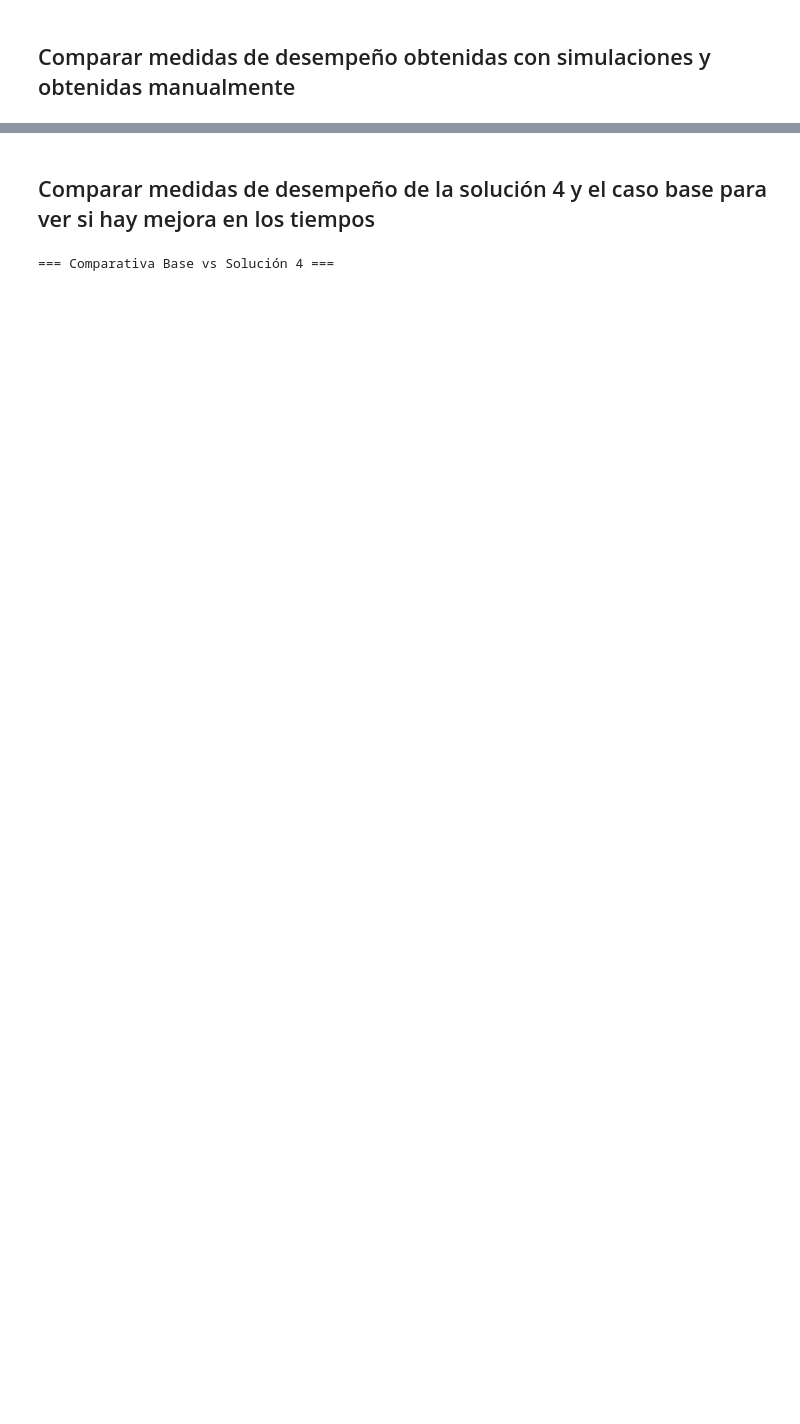
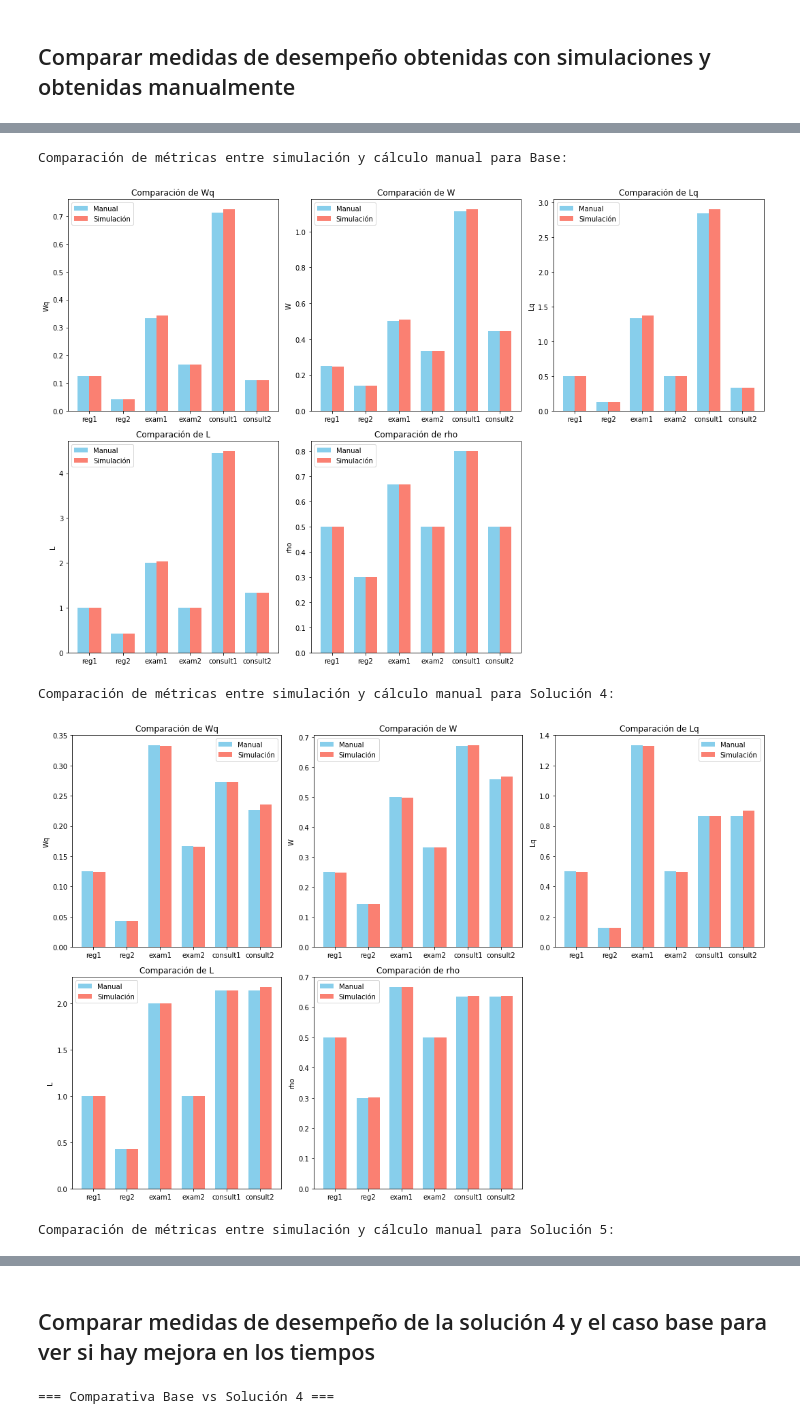
Before and after one commit to AlexisAndradeDev/OperationsResearch_QueuingProject, a Jupyter notebook: IO_Queuing_Simulation.ipynb, the cells around one changed output, grey strips where cells are left out. Cells and saved outputs as stored; diff of their text form; code cells hidden in the pictures; blank space fills up the shorter version.

```diff
--- a/IO_Queuing_Simulation.ipynb
+++ b/IO_Queuing_Simulation.ipynb
@@ -567,0 +690,26 @@ Diccionario de métricas para la solución 4:
+# %%
+print("Medidas de desempeño (cálculo manual) para la solución 5:")
+
+solution5_metrics_manual = {}
+
+store_manual_metrics_to_dict(solution5_metrics_manual, nodes_solution5['reg1'], lambda1)
+store_manual_metrics_to_dict(solution5_metrics_manual, nodes_solution5['reg2'], lambda2)
+store_manual_metrics_to_dict(solution5_metrics_manual, nodes_solution5['exam'], lambda1+lambda2)
+
+# Calcular las probabilidades de enrutar a los consultorios usando las tasas de servicio
+mu1 = nodes_solution4['consult1'].mu
+mu2 = nodes_solution4['consult2'].mu
+p_consult1 = mu1 / (mu1 + mu2)
+p_consult2 = 1 - p_consult1
+
+# Tasa de llegada total a los consultorios: suma de los flujos de exam1 y exam2 (4 + 3)
+lambda_total = lambda1 + lambda2
+lambda_consult1 = lambda_total * p_consult1
+lambda_consult2 = lambda_total * p_consult2
+
+store_manual_metrics_to_dict(solution5_metrics_manual, nodes_solution5['consult1'], lambda_consult1)
+store_manual_metrics_to_dict(solution5_metrics_manual, nodes_solution5['consult2'], lambda_consult2)
+
+df_solution5_manual = pd.DataFrame(solution5_metrics_manual).T
+
+display(df_solution5_manual)
@@ -705,0 +770,16 @@ Diferencias (Simulación - Manual):
+# %%
+# Extraer de base_metrics las métricas simuladas para los mismos nodos
+df_simulation_base = pd.DataFrame(base_metrics).T[metric_names]
+df_simulation_sol4 = pd.DataFrame(solution4_metrics).T[metric_names]
+df_simulation_sol5 = pd.DataFrame(solution5_metrics).T[metric_names]
+
+# Graficar comparaciones para cada métrica
+show_simulated_vs_manual_metrics_comparison_graphs("Base", df_simulation_base, df_base_manual)
+show_simulated_vs_manual_metrics_comparison_graphs("Solución 4", df_simulation_sol4, df_solution4_manual)
+show_simulated_vs_manual_metrics_comparison_graphs("Solución 5", df_simulation_sol5, df_solution5_manual)
+# %% [output]
+Comparación de métricas entre simulación y cálculo manual para Base:
+[figure, added]
+Comparación de métricas entre simulación y cálculo manual para Solución 4:
+[figure, added]
+Comparación de métricas entre simulación y cálculo manual para Solución 5:
```
Also changed, not shown: parts of 25 cells of this notebook.
